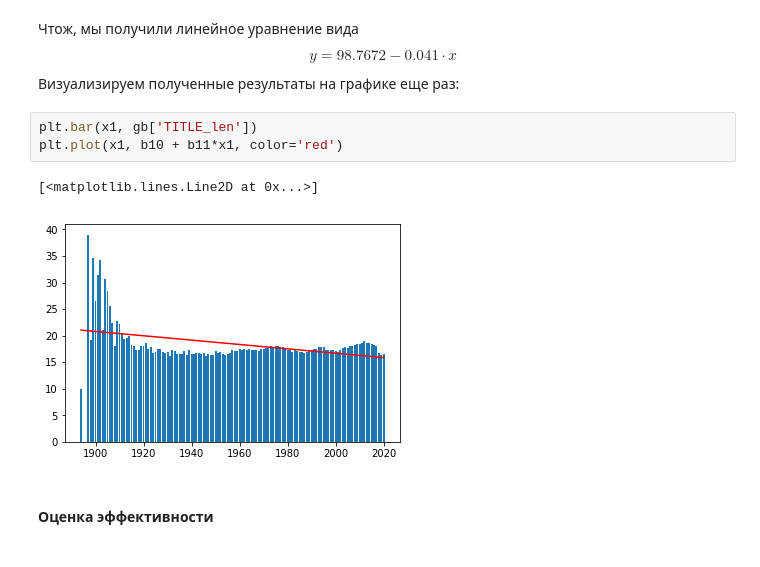
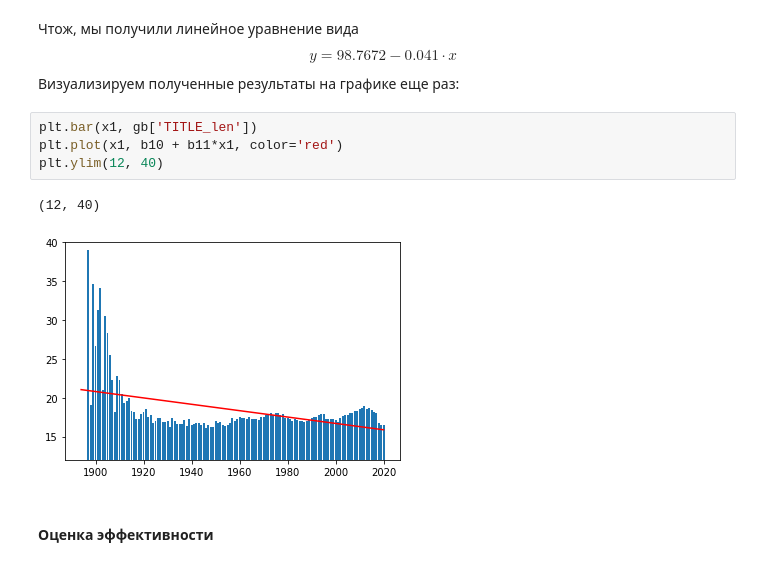
Before and after one commit to DmitryVGusev/GB-Teorver, a Jupyter notebook: Teorver_Coursework.ipynb, the cells around one changed output. Saved outputs shown, nothing was run; the diff lists cells and outputs as text.

```diff
--- a/Teorver_Coursework.ipynb
+++ b/Teorver_Coursework.ipynb
@@ -142,9 +142,10 @@ $$y = 98.7672 - 0.041 \cdot x$$
 # %%
 plt.bar(x1, gb['TITLE_len'])
 plt.plot(x1, b10 + b11*x1, color='red')
+plt.ylim(12, 40)
 # %% [output]
-[<matplotlib.lines.Line2D at 0x...>]
+(12, 40)
-[figure, old version]
+[figure, new version]
 # %% [markdown]
 #### Оценка эффективности
 # %% [markdown]
```
Also changed, not shown: parts of 4 cells of this notebook.
